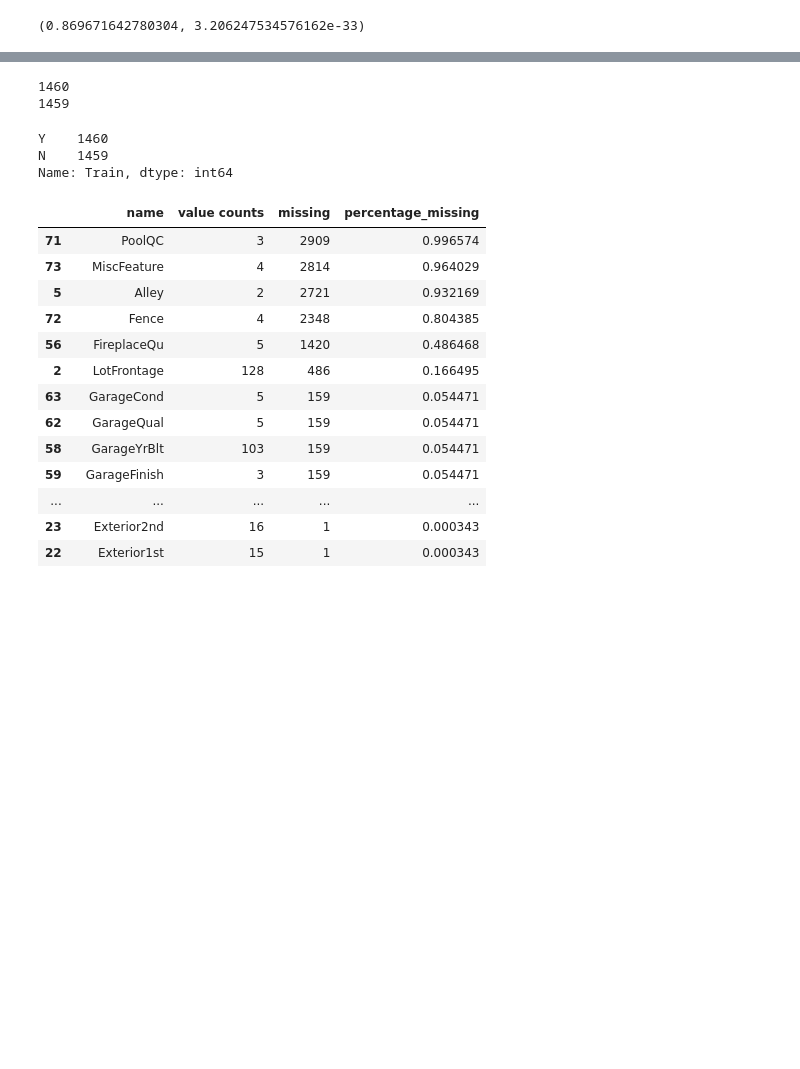
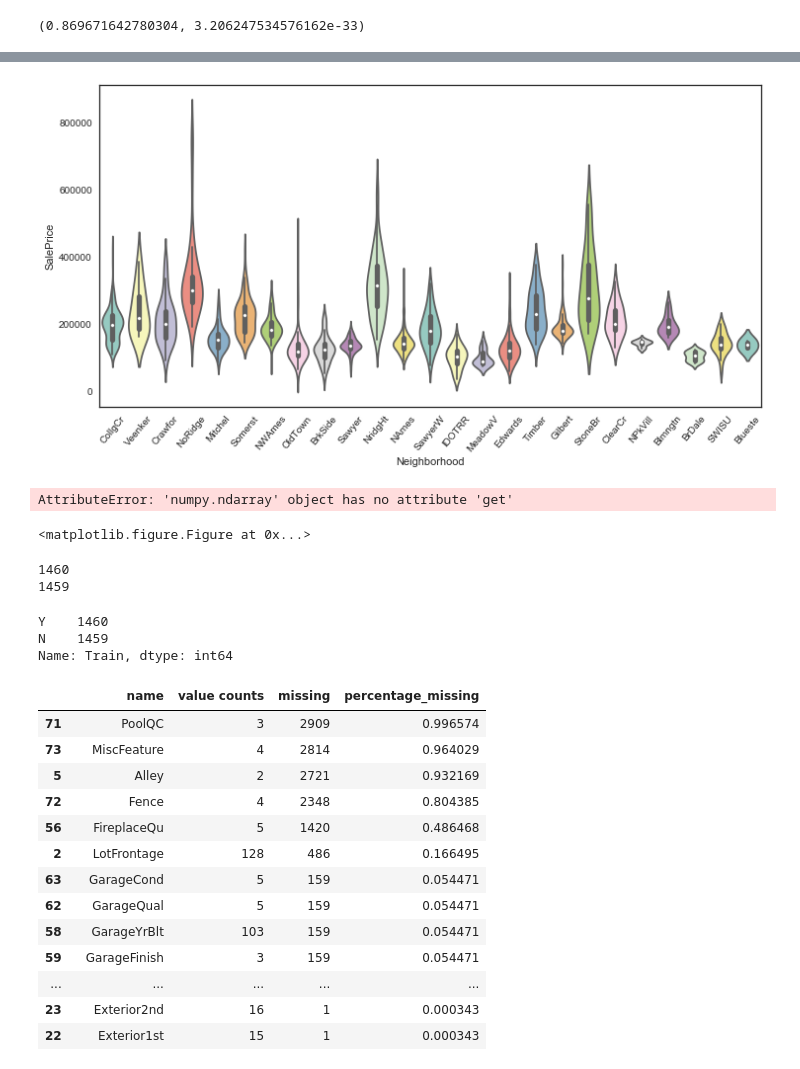
Before and after one commit to DaysOfCode/zena_housepricing, a Jupyter notebook: House_Prices.ipynb, the cells around one changed output, grey strips where cells are left out. Cells and saved outputs as stored; diff of their text form; code cells hidden in the pictures; blank space fills up the shorter version.

```diff
--- a/House_Prices.ipynb
+++ b/House_Prices.ipynb
@@ -56,3 +142,16 @@ print shapiro_results
+# %%
+plt.figure(figsize = (12, 6))
+ax = sns.violinplot(x = 'Neighborhood', y = 'SalePrice',  data = train,scale="width", palette="Set3")
+xt = plt.xticks(rotation=50)
+# %% [output]
+[figure, added]
+# %%
+plt.figure(figsize = (12, 6))
+ax = sns.violinplot(x = 'Neighborhood', y = 'SalePrice',  data = train,scale="width", palette="Set3")
+xt = plt.xticks(rotation=50)
+# %% [output]
+AttributeError: 'numpy.ndarray' object has no attribute 'get'
+<matplotlib.figure.Figure at 0x...>
 # %%
 # missing values
 selection = [field for field in train.columns.values if field not in ['SalePrice', 'Id']]
```
Also changed, not shown: parts of 34 cells of this notebook, 1 other file.
